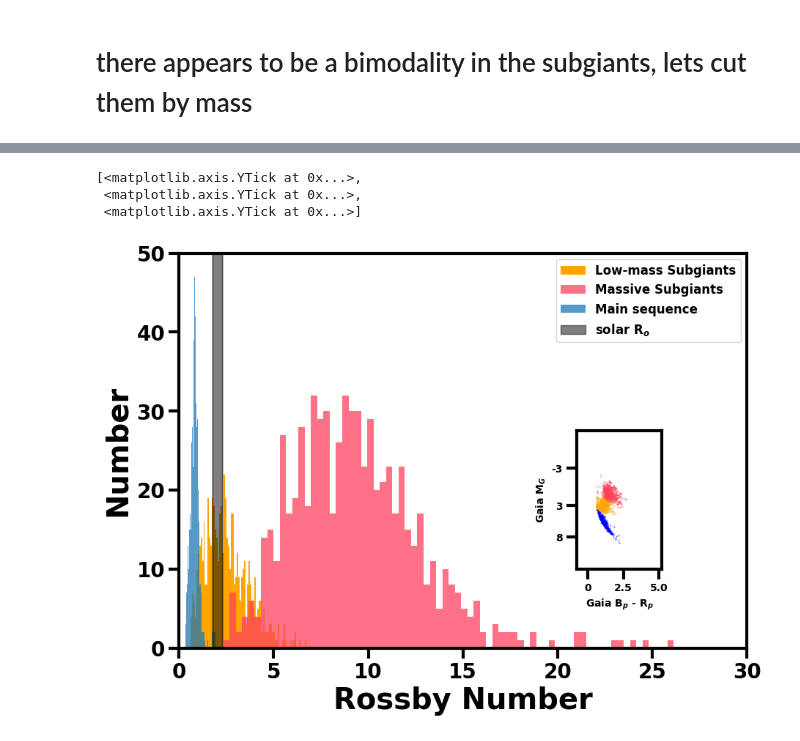
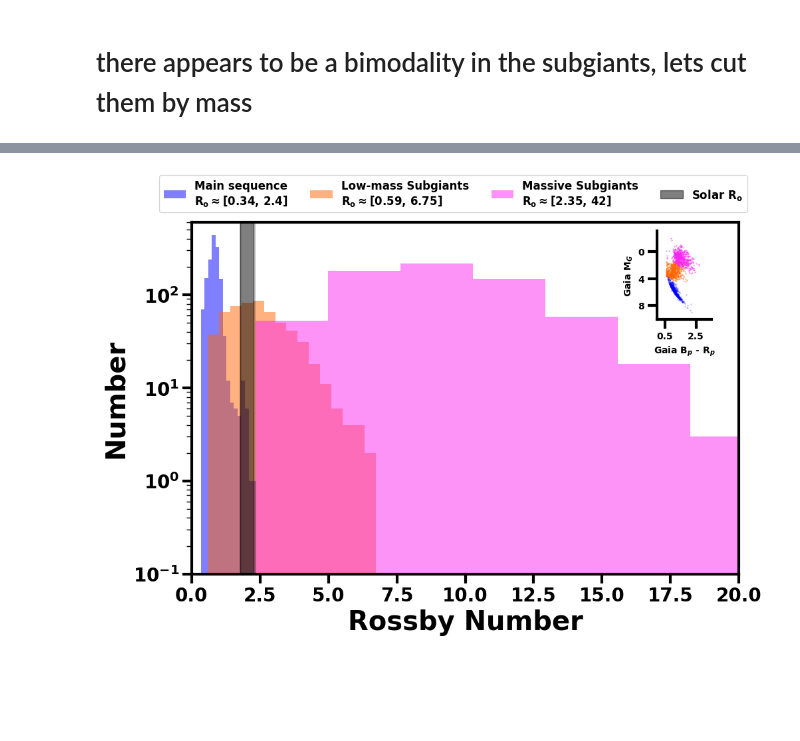
Before and after one commit to m-schochet/asas-sn-cnn, a Jupyter notebook: plots/rossby.ipynb, the cells around one changed output, grey strips where cells are left out. Cells and saved outputs as stored; diff of their text form; code cells hidden in the pictures; blank space fills up the shorter version.

Commit message:
commit of the rossby figure plot

```diff
--- a/plots/rossby.ipynb
+++ b/plots/rossby.ipynb
@@ -32,8 +32,8 @@ ms = nonoscillators[nonoscillators['abs_g_mag'] >= (1.4*nonoscillators['bp-rp']+
 # %%
 dr3_ids_ms = ms['dr3_source_id'].to_list()
 dr3_ids_sg = subgiants['dr3_source_id'].to_list()
-query_sg = f"SELECT gsource.source_id AS dr3_source_id, gsource.mass_flame, gsource.mass_flame_lower, gsource.mass_flame_upper, gsource.age_flame, gsource.age_flame_lower, gsource.age_flame_upper, cart.source_id AS dr3_id_2, cart.vrplane_med, cart.vz_med, cart.vphi_med, cart.energy_med FROM gaiadr3.astrophysical_parameters AS gsource INNER JOIN gaiadr3.chemical_cartography AS cart ON cart.source_id=gsource.source_id WHERE gsource.source_id IN ({','.join(map(str, dr3_ids_sg))}) "
-query_ms = f"SELECT gsource.source_id AS dr3_source_id, gsource.mass_flame, gsource.mass_flame_lower, gsource.mass_flame_upper, gsource.age_flame, gsource.age_flame_lower, gsource.age_flame_upper, cart.source_id AS dr3_id_2, cart.vrplane_med, cart.vz_med, cart.vphi_med, cart.energy_med FROM gaiadr3.astrophysical_parameters AS gsource INNER JOIN gaiadr3.chemical_cartography AS cart ON cart.source_id=gsource.source_id WHERE gsource.source_id IN ({','.join(map(str, dr3_ids_ms))}) "
+query_sg = f"SELECT gsource.source_id AS dr3_source_id, gsource.mass_flame, gsource.mass_flame_lower, gsource.mass_flame_upper FROM gaiadr3.astrophysical_parameters AS gsource WHERE gsource.source_id IN ({','.join(map(str, dr3_ids_sg))}) "
+query_ms = f"SELECT gsource.source_id AS dr3_source_id, gsource.mass_flame, gsource.mass_flame_lower, gsource.mass_flame_upper FROM gaiadr3.astrophysical_parameters AS gsource WHERE gsource.source_id IN ({','.join(map(str, dr3_ids_ms))}) "
 # %%
 job1 = Gaia.launch_job(query_sg)
 job2 = Gaia.launch_job(query_ms)
@@ -98,30 +115,32 @@ hasmass_ms #1470 total
 # %%
-fig, ax = plt.subplots(1, figsize=(10, 7))
+fig, ax = plt.subplots(1, figsize=(10, 7), layout='constrained')
 
-h2 = ax.hist(lowmass['rossby'], bins=80, color='orange', label="Low-mass Subgiants")
-h3 = ax.hist(bigmass['rossby'], bins=120, color="#FF415D", label="Massive Subgiants", alpha=0.75)
-h = ax.hist(hasmass_ms['rossby'], bins=180, label='Main sequence', alpha=0.75)
-solar_ro_min = ax.vlines(solar_rossby_mi, ymin=0, ymax=50, color='black', alpha=0.25)
-solar_ro_max = ax.vlines(solar_rossby_ma, ymin=0, ymax=50, color='black', alpha=0.25)
+
+h = ax.hist(hasmass_ms['rossby'], bins=15, color='blue', label="Main sequence\n" +  r'R$_{\rm{o}}$$\approx$[0.34, 2.4]', alpha=0.5, rasterized=True)
+h2 = ax.hist(lowmass['rossby'], bins=15, color='#FF6600', label="Low-mass Subgiants\n"+r'R$_{\rm{o}}$$\approx$[0.59, 6.75]', alpha=0.5, rasterized=True)
+h3 = ax.hist(bigmass['rossby'], bins=15, color="#FC27F1", label="Massive Subgiants\n"+r'R$_{\rm{o}}$$\approx$[2.35, 42]', alpha=0.5, rasterized=True)
+solar_ro_min = ax.vlines(solar_rossby_mi, ymin=0, ymax=600, color='black', alpha=0.25, rasterized=True)
+solar_ro_max = ax.vlines(solar_rossby_ma, ymin=0, ymax=600, color='black', alpha=0.25, rasterized=True)
 x=np.arange(solar_rossby_mi, solar_rossby_ma, 0.1)
-ax.fill_between(x, 0, 50, alpha=0.5, color='k', label='solar R$_{o}$')
+ax.fill_between(x, 0, 600, alpha=0.5, color='k', label=r'Solar R$_{\rm{o}}$', rasterized=True)
+ax.set_yscale('log')
+ax.set(xlabel='Rossby Number', ylabel='Number', xlim=(0, 20), ylim=(0.1, 600))
+ax.legend(ncols=4, fontsize=12, bbox_to_anchor=(0.025, 1.1, 1.0, 0.05))
+axin1 = ax.inset_axes([0.85, 0.725, 0.1, 0.25])
 
-ax.set(xlabel='Rossby Number', ylabel='Number', xlim=(0, 30), ylim=(0, 50))
-ax.legend(fontsize=12)
-
-axin1 = ax.inset_axes([0.7, 0.2, 0.15, 0.35])
-
-axin1.set(xlim=(-0.8, 5.2), ylim=(13.2, -9), xlabel='Gaia B$_p$ - R$_p$', ylabel='Gaia M$_G$')
-im1 = axin1.scatter('bp-rp', 'abs_g_mag', data=lowmass, s=0.1, c ='orange', label='Low-mass Subgiants')
-im1 = axin1.scatter('bp-rp', 'abs_g_mag', data=bigmass,  s=0.1, c="#FF415D", label='Massive Subgiants')
-im1 = axin1.scatter('bp-rp', 'abs_g_mag', data=hasmass_ms, s=0.1, c='blue', label='Main sequence')
+axin1.set(xlim=(0, 3.5), ylim=(10, -3), xlabel='Gaia B$_\rm{p}$ - R$_p$', ylabel='Gaia M$_G$')
+im1 = axin1.scatter('bp-rp', 'abs_g_mag', data=lowmass, s=.1, c ="#FF6600", rasterized=True)
+im1 = axin1.scatter('bp-rp', 'abs_g_mag', data=bigmass,  s=.1, c="#FC27F1", rasterized=True)
+im1 = axin1.scatter('bp-rp', 'abs_g_mag', data=hasmass_ms, s=.1, c='blue', alpha=0.5, rasterized=True)
 axin1.set_xlabel('Gaia B$_p$ - R$_p$', fontsize=10)
 axin1.set_ylabel(f'Gaia M$_G$', fontsize=10)
+axin1.set_xticks(ticks=(0.5, 2.5), labels=[0.5, 2.5], fontsize=10)
+axin1.set_yticks(ticks=[0, 4, 8], labels=[0, 4, 8], fontsize=10)
+axin1.set(facecolor=(0.0, 0.0, 0.0, 0.0))
+axin1.spines['top'].set_visible(False)
+axin1.spines['right'].set_visible(False)
+axin1.tick_params(right=False, top=False, labelright=False, labeltop=False)
 
-axin1.set_xticks(ticks = [0, 2.5, 5.0], labels=[0, 2.5, 5.0], fontsize=10)
-axin1.set_yticks(ticks = [-3, 3, 8], labels=[-3, 3, 8], fontsize=10)
+fig.savefig('rossby_num.pdf', dpi=300)
 # %% [output]
-[<matplotlib.axis.YTick at 0x...>,
- <matplotlib.axis.YTick at 0x...>,
- <matplotlib.axis.YTick at 0x...>]
-[figure, old version]
+[figure, new version]
```
Also changed, not shown: parts of 3 cells of this notebook.
